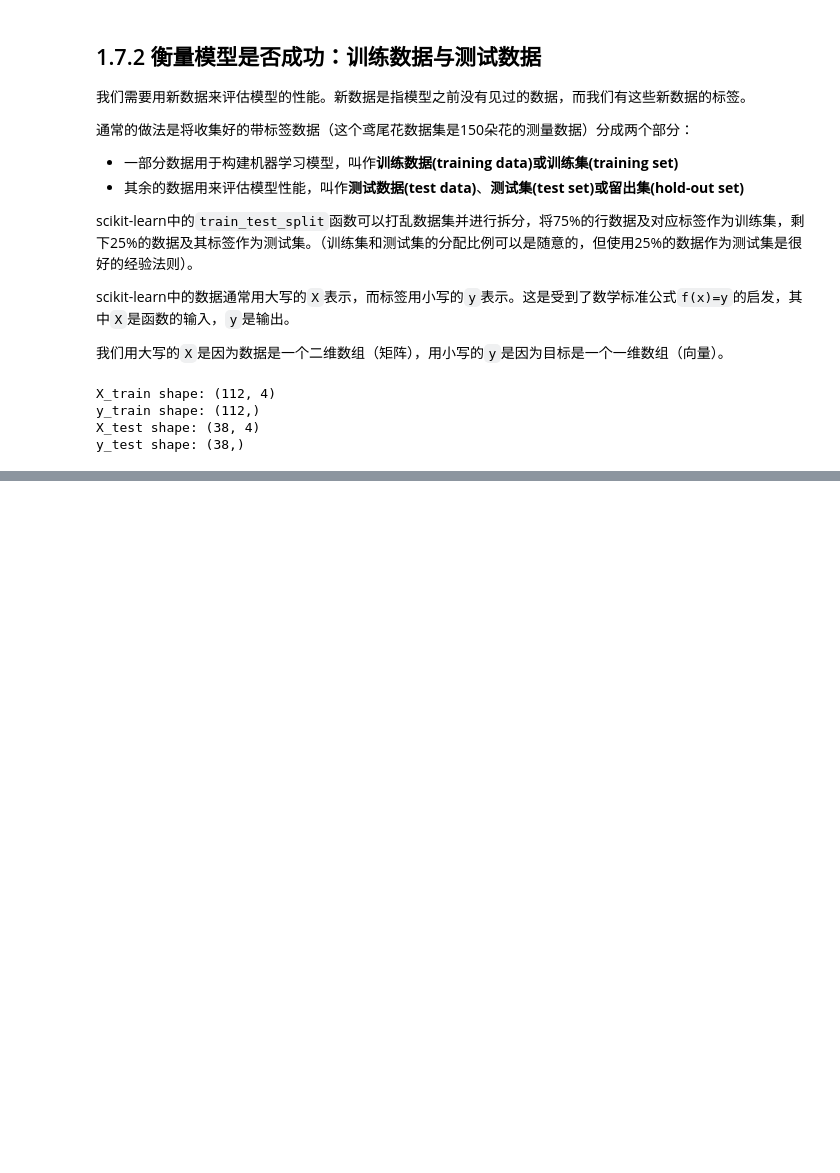
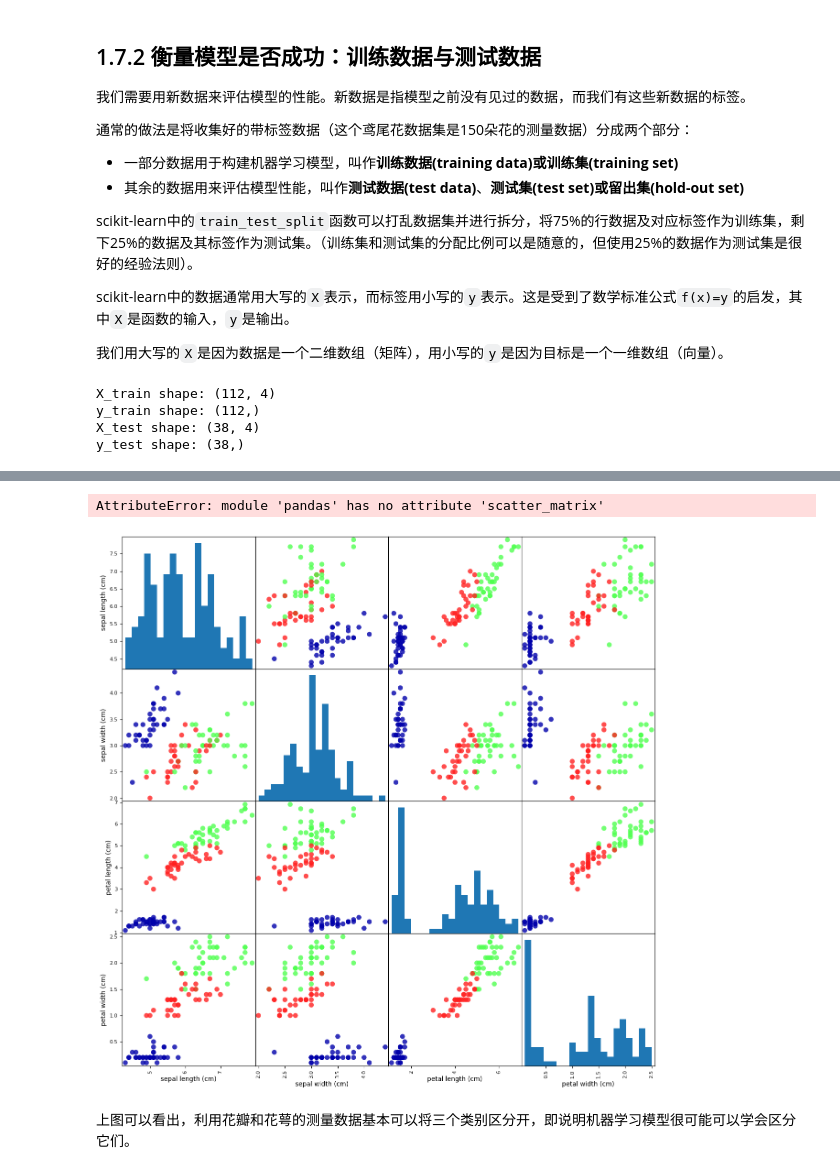
Before and after one commit to yasenstar/ai-ml-dl, a Jupyter notebook: ML/PythonMLBasic/ch1/iris.ipynb, the cells around one changed output, grey strips where cells are left out. Cells and saved outputs as stored; diff of their text form; code cells hidden in the pictures; blank space fills up the shorter version.

```diff
--- a/ML/PythonMLBasic/ch1/iris.ipynb
+++ b/ML/PythonMLBasic/ch1/iris.ipynb
@@ -129,0 +137,18 @@ y_test shape: (38,)
+# %%
+# 下面是训练集X_train中特征的散点图矩阵。
+# 数据点的颜色与鸢尾花的品种相对应。
+# 首先将NumPy数组转换成pandas dataframe，再利用pandas的scatter_matrix函数绘制散点图矩阵。矩阵对角线是每个特征的直方图
+import pandas as pd
+import mglearn
+iris_dataframe = pd.DataFrame(X_train, columns=iris_dataset.feature_names)
+grr = pd.scatter_matrix(iris_dataframe, c=y_train, figsize=(15,15), marker='o', hist_kwds={'bins':20}, s=60, alpha=.8, cmap=mglearn.cm3)
+# %% [output]
+AttributeError: module 'pandas' has no attribute 'scatter_matrix'
+# %%
+# 在较新版本的 Pandas 中，scatter_matrix 函数已经从顶级模块 pd 移动到了 pd.plotting 子模块下。
+# 解决方法: 只需要将 pd.scatter_matrix 修改为 pd.plotting.scatter_matrix 即可。
+grr = pd.plotting.scatter_matrix(iris_dataframe, c=y_train, figsize=(15,15), marker='o', hist_kwds={'bins':20}, s=60, alpha=.8, cmap=mglearn.cm3)
+# %% [output]
+[figure, added]
+# %% [markdown]
+上图可以看出，利用花瓣和花萼的测量数据基本可以将三个类别区分开，即说明机器学习模型很可能可以学会区分它们。
```
Also changed, not shown: parts of 1 cell of this notebook, 1 other file.
